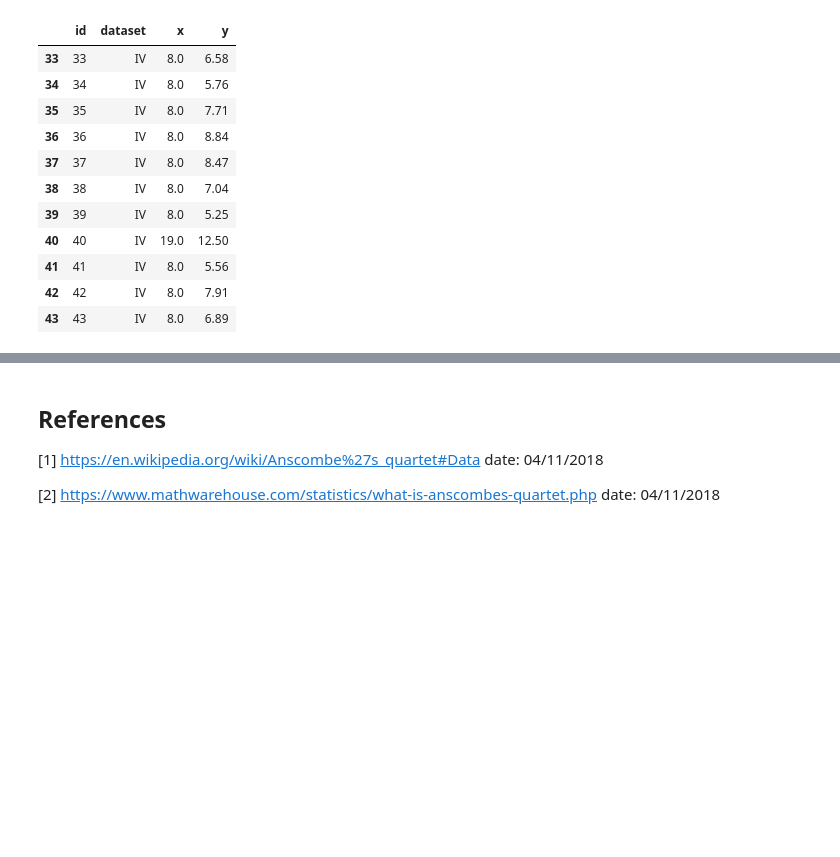
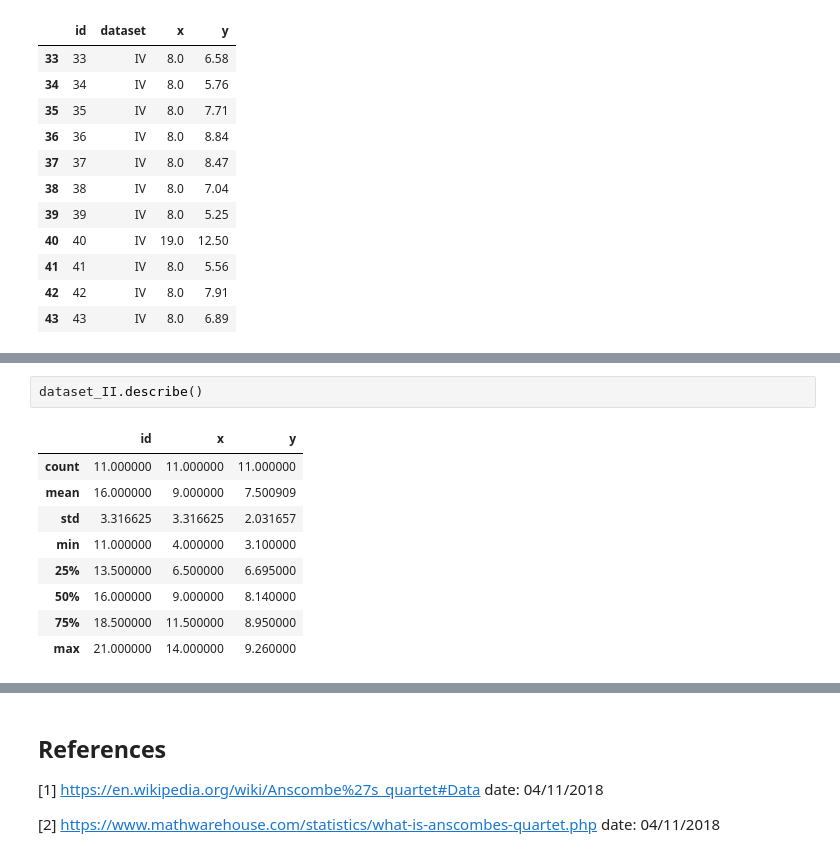
Before and after one commit to emmapatton/anscombes-quartet-dataset, a Jupyter notebook: anscombes-quartet-dataset.ipynb, the cells around one changed output, grey strips where cells are left out. Cells and saved outputs as stored; diff of their text form; blank space fills up the shorter version.

```diff
--- a/anscombes-quartet-dataset.ipynb
+++ b/anscombes-quartet-dataset.ipynb
@@ -108,0 +122,12 @@ dataset_IV
+# %%
+dataset_II.describe()
+# %% [output]
+|  | id | x | y |
+| count | 11.000000 | 11.000000 | 11.000000 |
+| mean | 16.000000 | 9.000000 | 7.500909 |
+| std | 3.316625 | 3.316625 | 2.031657 |
+| min | 11.000000 | 4.000000 | 3.100000 |
+| 25% | 13.500000 | 6.500000 | 6.695000 |
+| 50% | 16.000000 | 9.000000 | 8.140000 |
+| 75% | 18.500000 | 11.500000 | 8.950000 |
+| max | 21.000000 | 14.000000 | 9.260000 |
```
Also changed, not shown: parts of 4 cells of this notebook.
